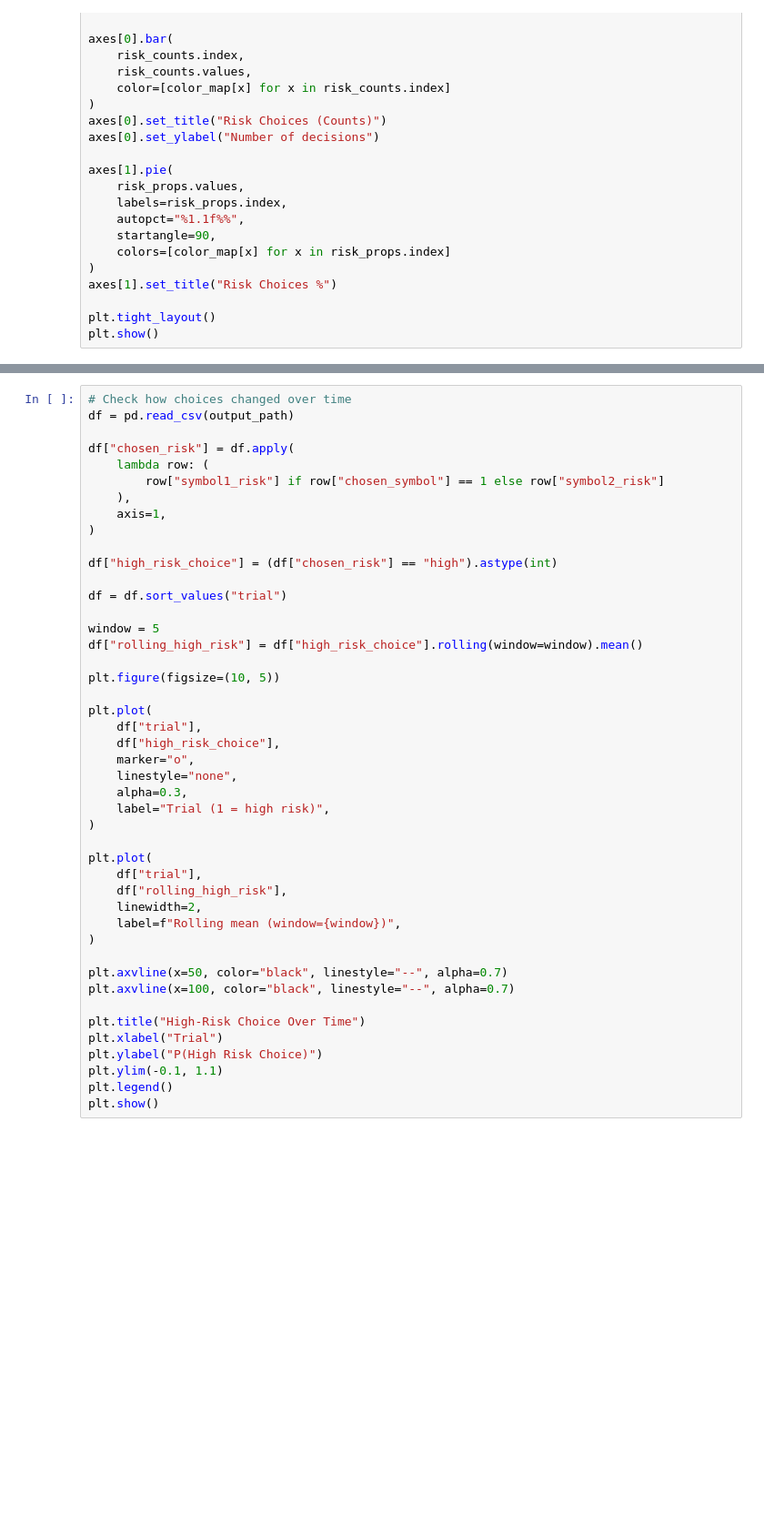
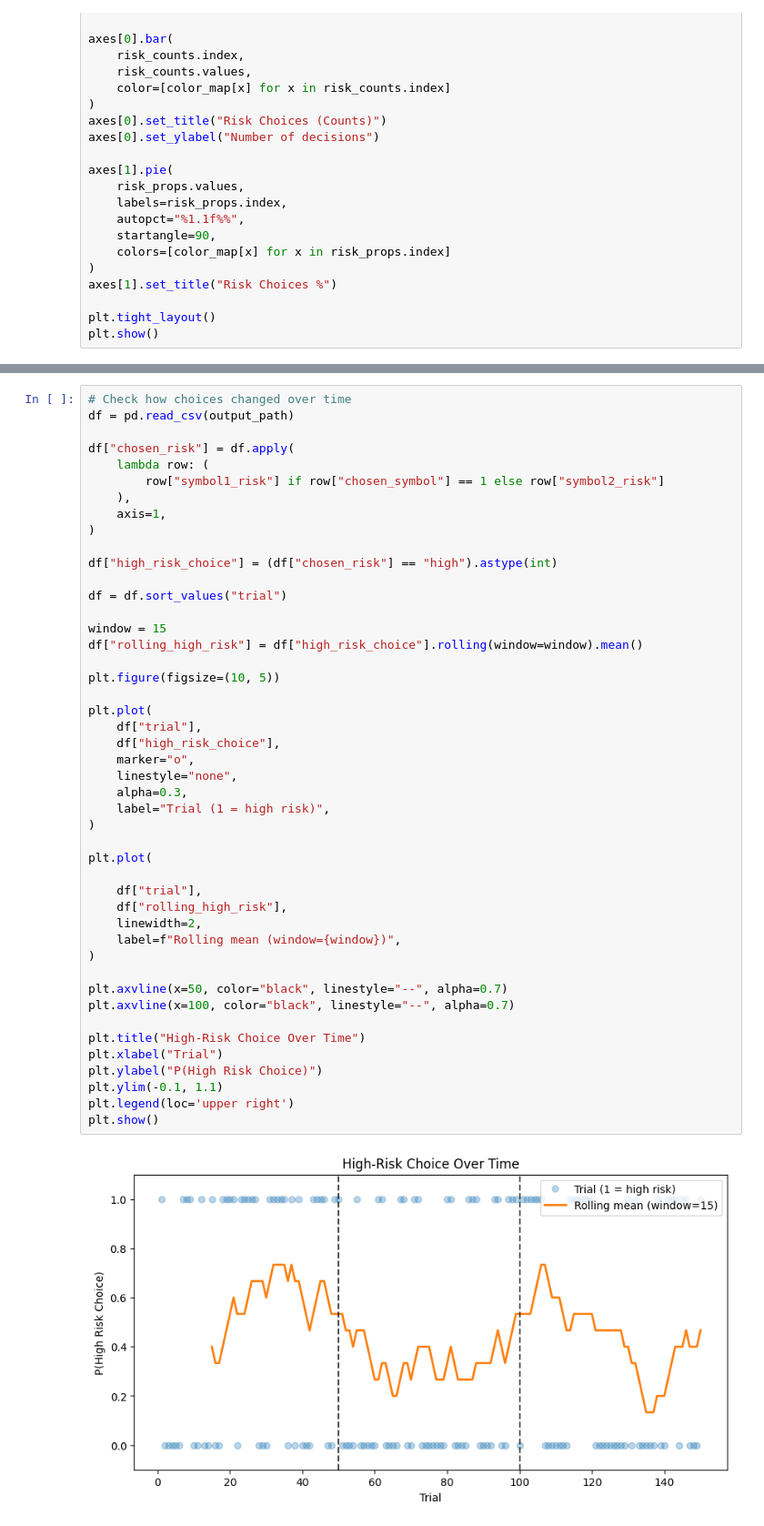
Before and after one commit to Jealiee/Parkinsons-Signal-Analysis, a Jupyter notebook: main.ipynb, the cells around one changed output, grey strips where cells are left out. Shown at 91% size. Drawn from its saved outputs; the diff is of its cells as text; blank space fills up the shorter version.

```diff
--- a/main.ipynb
+++ b/main.ipynb
@@ -302,36 +346,39 @@ df["high_risk_choice"] = (df["chosen_risk"] == "high").astype(int)
 
 df = df.sort_values("trial")
 
-window = 5
+window = 15
 df["rolling_high_risk"] = df["high_risk_choice"].rolling(window=window).mean()
 
 plt.figure(figsize=(10, 5))
 
 plt.plot(
     df["trial"],
     df["high_risk_choice"],
     marker="o",
     linestyle="none",
     alpha=0.3,
     label="Trial (1 = high risk)",
 )
 
 plt.plot(
+
     df["trial"],
     df["rolling_high_risk"],
     linewidth=2,
     label=f"Rolling mean (window={window})",
 )
 
 plt.axvline(x=50, color="black", linestyle="--", alpha=0.7)
 plt.axvline(x=100, color="black", linestyle="--", alpha=0.7)
 
 plt.title("High-Risk Choice Over Time")
 plt.xlabel("Trial")
 plt.ylabel("P(High Risk Choice)")
 plt.ylim(-0.1, 1.1)
-plt.legend()
+plt.legend(loc='upper right')
 plt.show()
+# %% [output]
+[figure, added]
 # %%
 # Statistical test on how the proportion of high risk choices changed between the blocks
 df = pd.read_csv(output_path)
```
Also changed, not shown: parts of 5 cells of this notebook.
